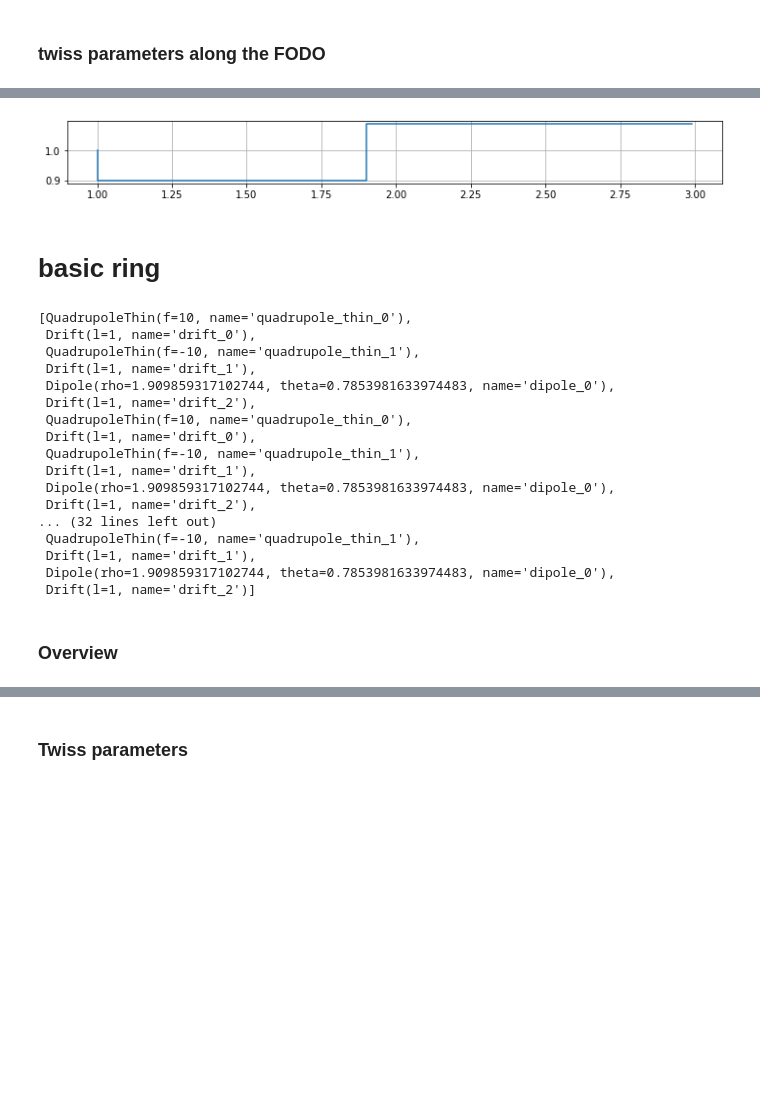
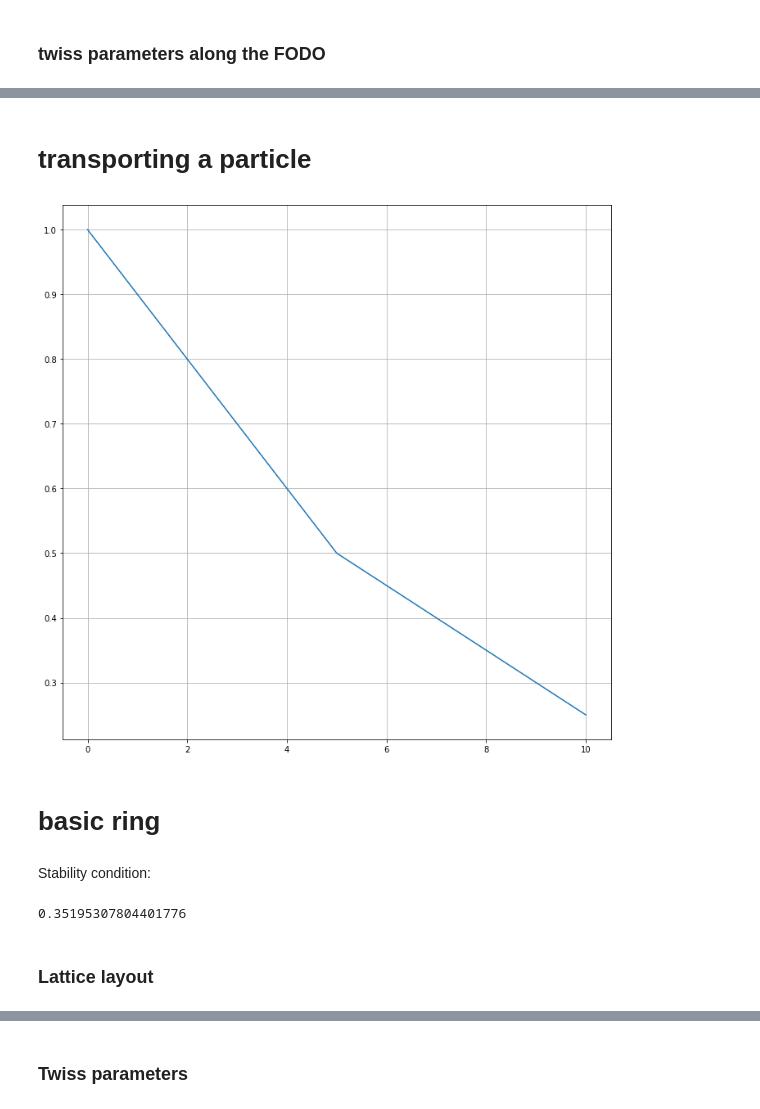
Before and after one commit to loiccoyle/pyaccelerator, a Jupyter notebook: noteboooks/lattice.ipynb, the cells around one changed output, grey strips where cells are left out. Saved outputs shown, nothing was run; the diff lists cells and outputs as text; code cells hidden in the pictures; blank space fills up the shorter version.

```diff
--- a/noteboooks/lattice.ipynb
+++ b/noteboooks/lattice.ipynb
@@ -13,7 +13,7 @@ import numpy as np
 # %% [markdown]
 # FODO cell
 # %%
-drift_l = 1  # m
+drift_l = 5  # m
 focal_length = 10  # meters
 
 FODO_cell = [QuadrupoleThin(focal_length), Drift(drift_l), QuadrupoleThin(-focal_length), Drift(drift_l)]
@@ -100,10 +102,14 @@ u, u_prime, s = fodo.transport([1,1])
+# %% [markdown]
+# transporting a particle
+# %%
+x, x_prime, s = fodo.transport([1, 0])  # phase space coords [x[m], x_prime[rad]]
 # %%
 plt.figure(figsize=(12,12))
-plt.plot(u, u_prime)
-plt.gca().set_aspect('equal')
+plt.plot(s, x)
+# plt.gca().set_aspect('equal')
 plt.grid()
 # %% [output]
-[figure, old version]
+[figure, new version]
 # %% [markdown]
 # basic ring
 # %%
@@ -117,25 +124,12 @@ dip = Dipole(dip_rho, dip_theta)
 # %%
 sequence = (FODO_cell + [dip, Drift(drift_l)]) * n_fodo
 lattice = Lattice(sequence)
-lattice
-# %% [output]
-[QuadrupoleThin(f=10, name='quadrupole_thin_0'),
- Drift(l=1, name='drift_0'),
- QuadrupoleThin(f=-10, name='quadrupole_thin_1'),
- Drift(l=1, name='drift_1'),
- Dipole(rho=1.909859317102744, theta=0.7853981633974483, name='dipole_0'),
- Drift(l=1, name='drift_2'),
- QuadrupoleThin(f=10, name='quadrupole_thin_0'),
- Drift(l=1, name='drift_0'),
- QuadrupoleThin(f=-10, name='quadrupole_thin_1'),
- Drift(l=1, name='drift_1'),
- Dipole(rho=1.909859317102744, theta=0.7853981633974483, name='dipole_0'),
- Drift(l=1, name='drift_2'),
-... (32 lines left out)
- QuadrupoleThin(f=-10, name='quadrupole_thin_1'),
- Drift(l=1, name='drift_1'),
- Dipole(rho=1.909859317102744, theta=0.7853981633974483, name='dipole_0'),
- Drift(l=1, name='drift_2')]
-# %% [markdown]
-### Overview
+# %% [markdown]
+Stability condition:
+# %%
+np.trace(lattice.m_h)
+# %% [output]
+0.35195307804401776
+# %% [markdown]
+### Lattice layout
 # %%
```
Also changed, not shown: parts of 46 cells of this notebook, 12 other files.
